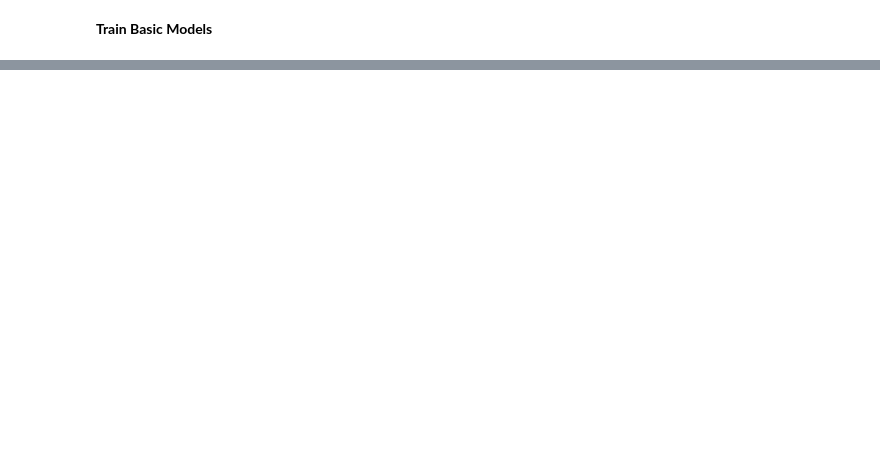
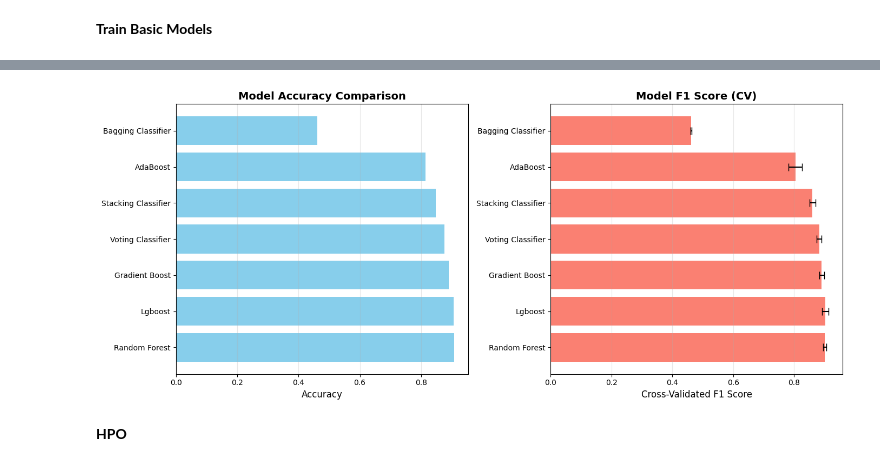
Before and after one commit to mdmohsin212/interview-prep, a Jupyter notebook: ML/Ensemble/Advance/Ensemble_project.ipynb, the cells around one changed output, grey strips where cells are left out. Drawn from its saved outputs; the diff is of its cells as text; code cells hidden in the pictures; blank space fills up the shorter version.

```diff
--- a/ML/Ensemble/Advance/Ensemble_project.ipynb
+++ b/ML/Ensemble/Advance/Ensemble_project.ipynb
@@ -262,0 +233,9 @@ LGboost             : 0.619 (+/- 0.034)
+# %%
+comparison = pd.DataFrame({
+    'Model': list(ensemble_results.keys()),
+    'Accuracy': [ensemble_results[m]['accuracy'] for m in ensemble_results.keys()],
+    'CV F1 Mean': [cv_results[m]['mean'] for m in ensemble_results.keys()],
+    'CV F1 Std': [cv_results[m]['std'] for m in ensemble_results.keys()]
+}).sort_values('Accuracy', ascending=False)
+
+print(comparison)
@@ -262,0 +251,19 @@ LGboost             : 0.619 (+/- 0.034)
+# %%
+fig, axes = plt.subplots(1, 2, figsize=(14, 6))
+axes[0].barh(comparison['Model'], comparison['Accuracy'], color='skyblue')
+axes[0].set_xlabel('Accuracy', fontsize=12)
+axes[0].set_title('Model Accuracy Comparison', fontsize=14, fontweight='bold')
+axes[0].grid(axis='x', alpha=0.3)
+
+
+axes[1].barh(comparison['Model'], comparison['CV F1 Mean'],
+             xerr=comparison['CV F1 Std'], color='salmon', capsize=5)
+axes[1].set_xlabel('Cross-Validated F1 Score', fontsize=12)
+axes[1].set_title('Model F1 Score (CV)', fontsize=14, fontweight='bold')
+axes[1].grid(axis='x', alpha=0.3)
+plt.tight_layout()
+plt.show()
+# %% [output]
+[figure, added]
+# %% [markdown]
+**HPO**
```
Also changed, not shown: parts of 27 cells of this notebook, 3 other files.
